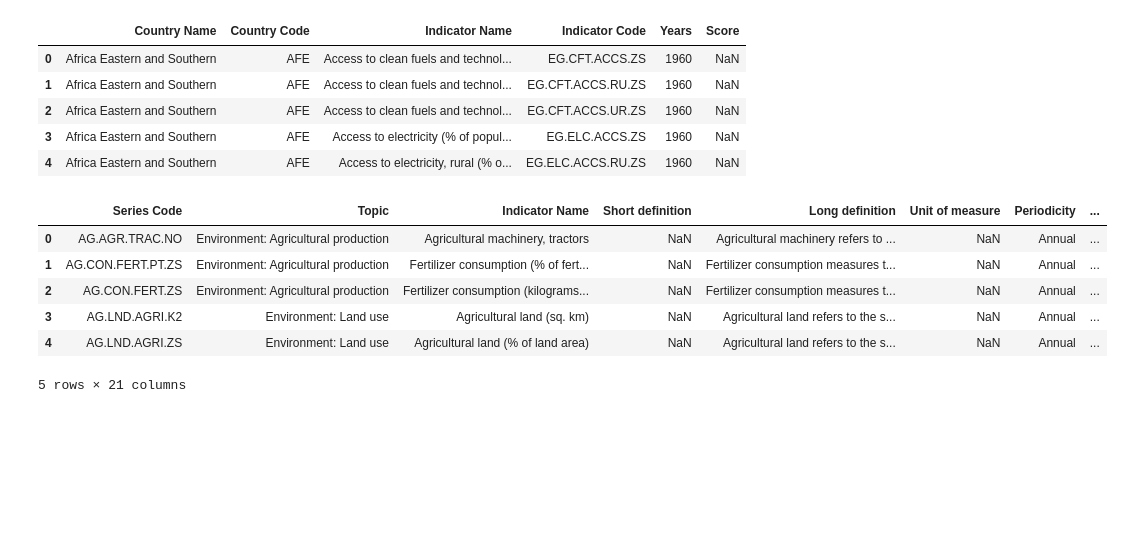
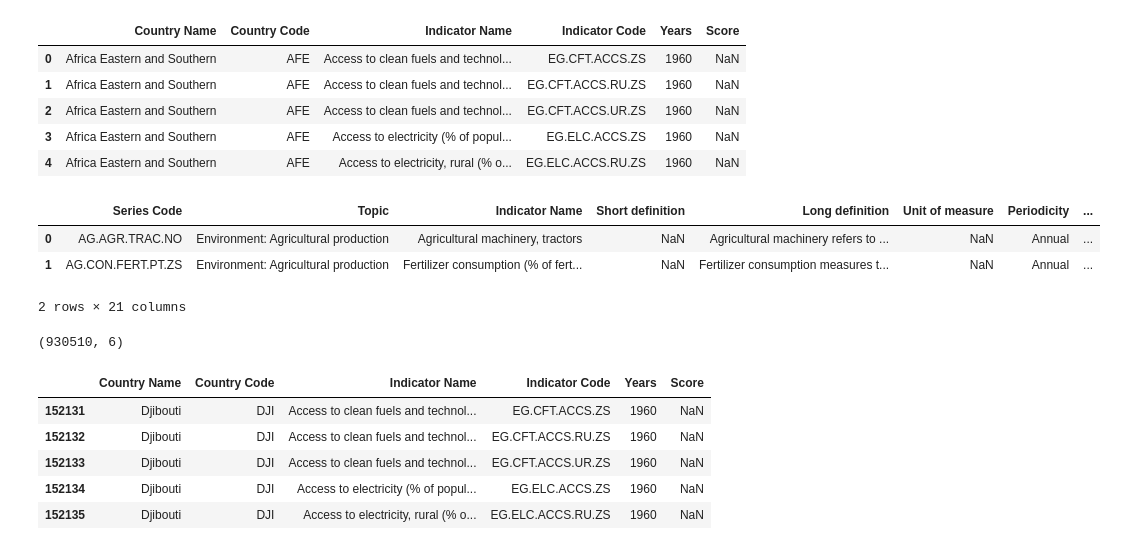
Before and after one commit to AdnanK1/east-african-dvlp-indicators, a Jupyter notebook: index.ipynb, the cells around one changed output. Drawn from its saved outputs; the diff is of its cells as text; code cells hidden in the pictures; blank space fills up the shorter version.

Commit message:
Merged the dataframes and filtered them

```diff
--- a/index.ipynb
+++ b/index.ipynb
@@ -38,12 +38,33 @@ wdi_melt.head()
 | 4 | Africa Eastern and Southern | AFE | Access to electricity, rural (% o... | EG.ELC.ACCS.RU.ZS | 1960 | NaN |
 # %%
 series_df = pd.read_csv("data/WDISeries.csv")
-series_df.head()
+series_df.head(2)
 # %% [output]
 |  | Series Code | Topic | Indicator Name | Short definition | Long definition | Unit of measure | Periodicity | ... |
 | 0 | AG.AGR.TRAC.NO | Environment: Agricultural production | Agricultural machinery, tractors | NaN | Agricultural machinery refers to ... | NaN | Annual | ... |
 | 1 | AG.CON.FERT.PT.ZS | Environment: Agricultural production | Fertilizer consumption (% of fert... | NaN | Fertilizer consumption measures t... | NaN | Annual | ... |
-| 2 | AG.CON.FERT.ZS | Environment: Agricultural production | Fertilizer consumption (kilograms... | NaN | Fertilizer consumption measures t... | NaN | Annual | ... |
-| 3 | AG.LND.AGRI.K2 | Environment: Land use | Agricultural land (sq. km) | NaN | Agricultural land refers to the s... | NaN | Annual | ... |
-| 4 | AG.LND.AGRI.ZS | Environment: Land use | Agricultural land (% of land area) | NaN | Agricultural land refers to the s... | NaN | Annual | ... |
-5 rows × 21 columns
+2 rows × 21 columns
+# %%
+eastern_countries = [
+"Djibouti",
+"Eritrea",
+"Ethiopia",
+"Kenya",
+"Rwanda",
+"Somalia",
+"South Sudan",
+"Sudan",
+"Tanzania",
+"Uganda"]
+
+eastern_df = wdi_melt[wdi_melt['Country Name'].isin(eastern_countries)]
+print(eastern_df.shape)
+eastern_df.head()
+# %% [output]
+(930510, 6)
+|  | Country Name | Country Code | Indicator Name | Indicator Code | Years | Score |
+| 152131 | Djibouti | DJI | Access to clean fuels and technol... | EG.CFT.ACCS.ZS | 1960 | NaN |
+| 152132 | Djibouti | DJI | Access to clean fuels and technol... | EG.CFT.ACCS.RU.ZS | 1960 | NaN |
+| 152133 | Djibouti | DJI | Access to clean fuels and technol... | EG.CFT.ACCS.UR.ZS | 1960 | NaN |
+| 152134 | Djibouti | DJI | Access to electricity (% of popul... | EG.ELC.ACCS.ZS | 1960 | NaN |
+| 152135 | Djibouti | DJI | Access to electricity, rural (% o... | EG.ELC.ACCS.RU.ZS | 1960 | NaN |
```
Also changed, not shown: parts of 6 cells of this notebook.
